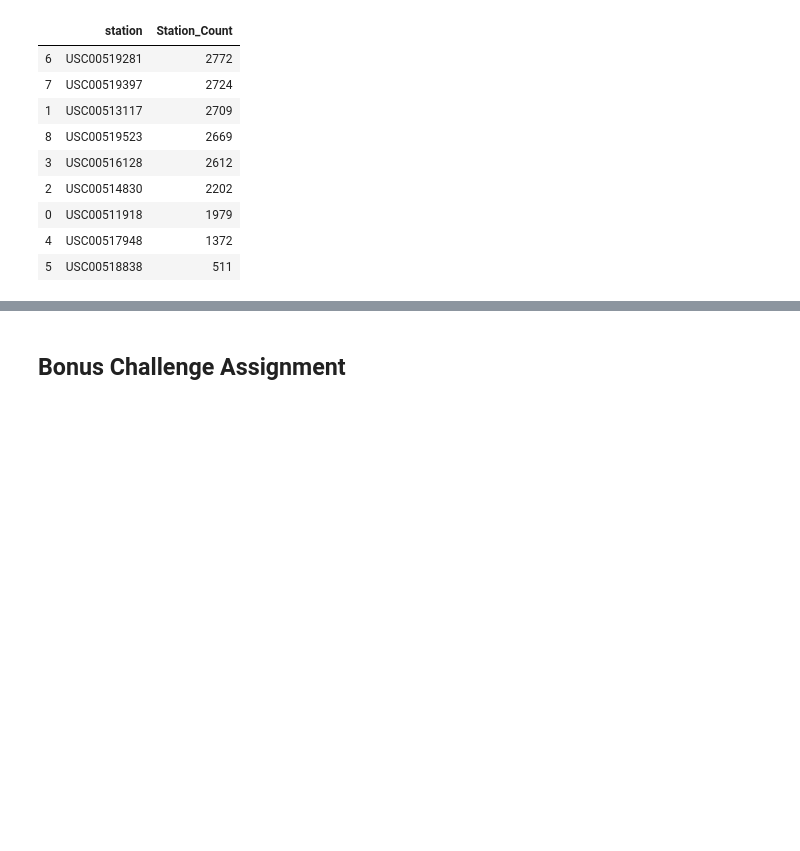
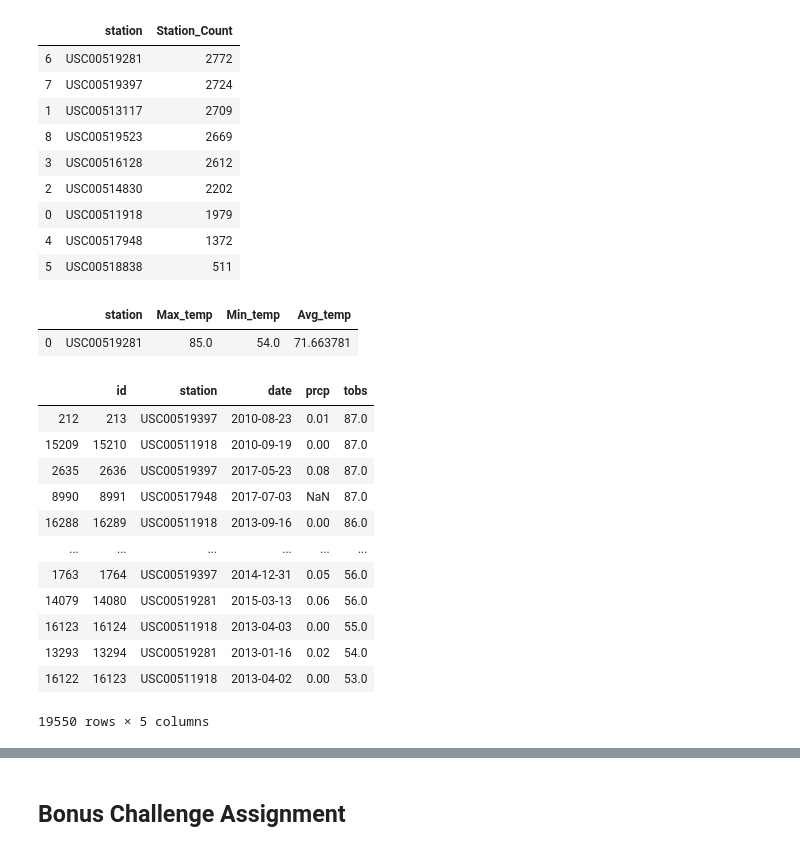
Before and after one commit to yaitouny/SMU_homework, a Jupyter notebook: 10-Advanced-Data-Storage-and-Retrieval/sqlalchemy_challenge/climate_starter.ipynb, the cells around one changed output, grey strips where cells are left out. Saved outputs shown, nothing was run; the diff lists cells and outputs as text; code cells hidden in the pictures; blank space fills up the shorter version.

```diff
--- a/10-Advanced-Data-Storage-and-Retrieval/sqlalchemy_challenge/climate_starter.ipynb
+++ b/10-Advanced-Data-Storage-and-Retrieval/sqlalchemy_challenge/climate_starter.ipynb
@@ -224,3 +237,32 @@ df3.sort_values('Station_Count', ascending=False)
+# %%
+df4 = pd.read_sql(query4, conn)
+df4
+# %% [output]
+|  | station | Max_temp | Min_temp | Avg_temp |
+| 0 | USC00519281 | 85.0 | 54.0 | 71.663781 |
 # %%
 # Choose the station with the highest number of temperature observations.
 # Query the last 12 months of temperature observation data for this station and plot the results as a histogram
+query5 = """
+            SELECT
+                *
+            FROM
+                measurement
+            """
+# %%
+df5 = pd.read_sql(query5, conn).sort_values('tobs', ascending=False)
+df5
+# %% [output]
+|  | id | station | date | prcp | tobs |
+| 212 | 213 | USC00519397 | 2010-08-23 | 0.01 | 87.0 |
+| 15209 | 15210 | USC00511918 | 2010-09-19 | 0.00 | 87.0 |
+| 2635 | 2636 | USC00519397 | 2017-05-23 | 0.08 | 87.0 |
+| 8990 | 8991 | USC00517948 | 2017-07-03 | NaN | 87.0 |
+| 16288 | 16289 | USC00511918 | 2013-09-16 | 0.00 | 86.0 |
+| ... | ... | ... | ... | ... | ... |
+| 1763 | 1764 | USC00519397 | 2014-12-31 | 0.05 | 56.0 |
+| 14079 | 14080 | USC00519281 | 2015-03-13 | 0.06 | 56.0 |
+| 16123 | 16124 | USC00511918 | 2013-04-03 | 0.00 | 55.0 |
+| 13293 | 13294 | USC00519281 | 2013-01-16 | 0.02 | 54.0 |
+| 16122 | 16123 | USC00511918 | 2013-04-02 | 0.00 | 53.0 |
+19550 rows × 5 columns
```
Also changed, not shown: parts of 4 cells of this notebook.
